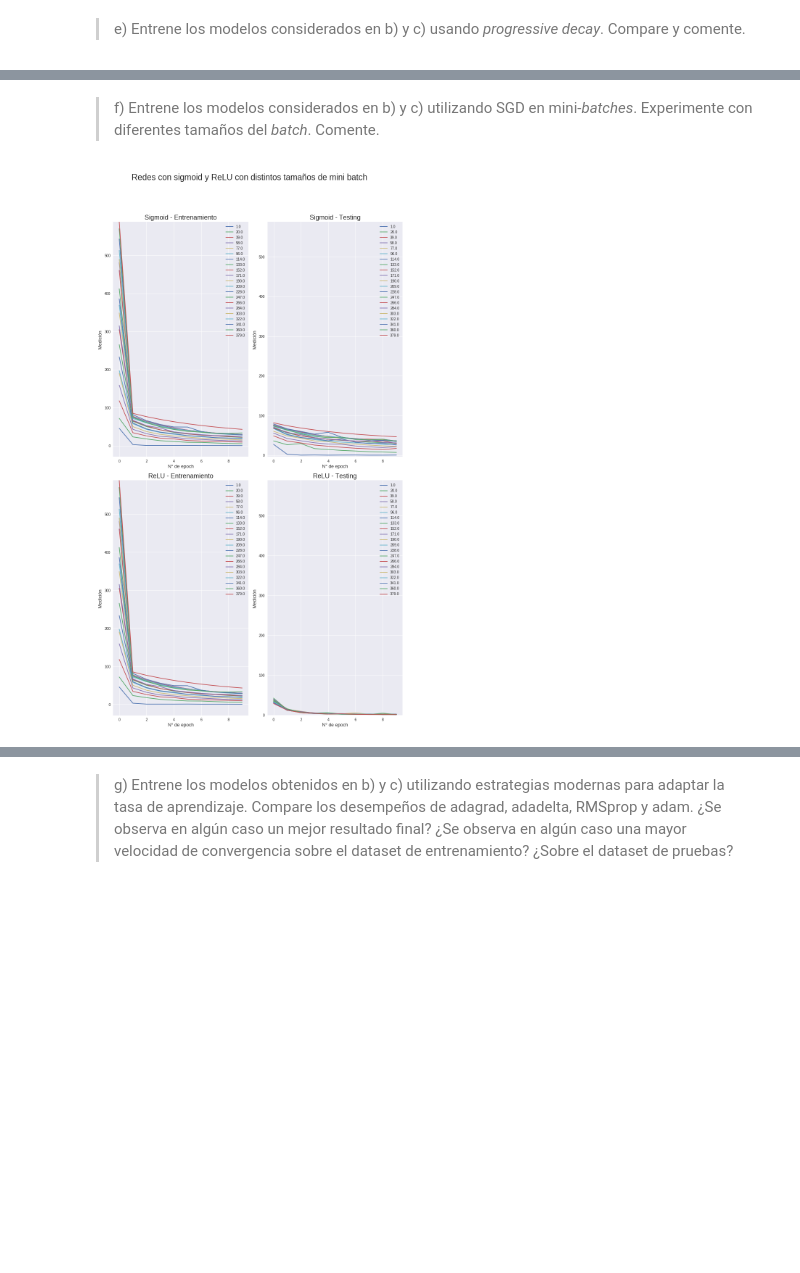
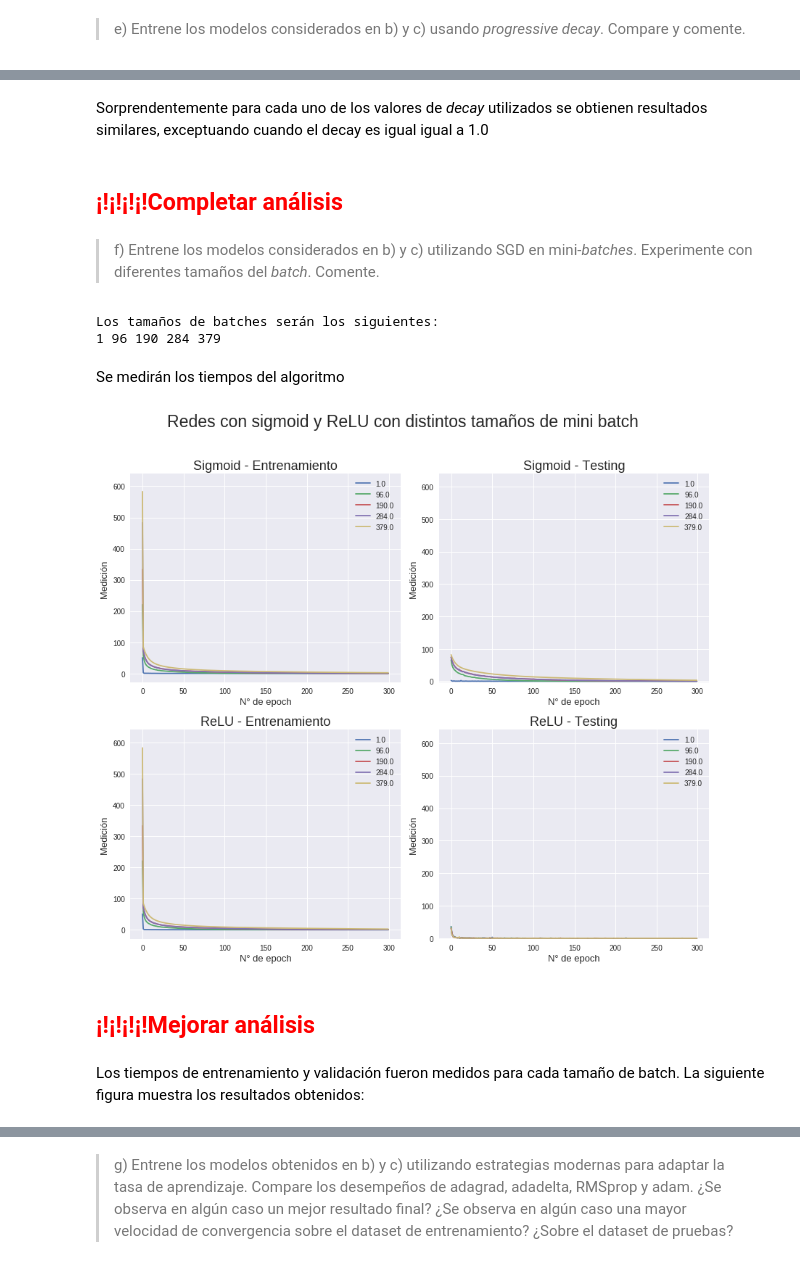
Before and after one commit to nachotp/Tarea1-INF395, a Jupyter notebook: Tarea_1.ipynb, the cells around one changed output, grey strips where cells are left out. Drawn from its saved outputs; the diff is of its cells as text; code cells hidden in the pictures; blank space fills up the shorter version.

```diff
--- a/Tarea_1.ipynb
+++ b/Tarea_1.ipynb
@@ -327,6 +680,6 @@ len(loss_relu_array)
 # %% [markdown]
 > e) Entrene los modelos considerados en b) y c) usando *progressive decay*. Compare y comente.
 # %%
-n_decay = 10
+n_decay = 5
 learn_decay_array = np.logspace(-6,0,n_decay)
 # %% [markdown]
@@ -422,5 +840,17 @@ plt.show()
+# %% [markdown]
+Sorprendentemente para cada uno de los valores de *decay* utilizados se obtienen resultados similares, exceptuando cuando el decay es igual igual a 1.0
+# %% [markdown]
+## <font color='red'> ¡!¡!¡!¡!Completar análisis</font>
 # %% [markdown]
 > f) Entrene los modelos considerados en b) y c) utilizando SGD en mini-*batches*. Experimente con diferentes tamaños del *batch*. Comente.
 # %%
-n_batches = 21
+n_batches = 5
 batch_sizes = np.round(np.linspace(1,X_train_scaled.shape[0],n_batches))
+print("Los tamaños de batches serán los siguientes: ")
+for i in batch_sizes:
+  print(str(int(i)),end = " ")
+# %% [output]
+Los tamaños de batches serán los siguientes:
+1 96 190 284 379
+# %% [markdown]
+Se medirán los tiempos del algoritmo
@@ -428,7 +860,9 @@ batch_sizes = np.round(np.linspace(1,X_train_scaled.shape[0],n_batches))
 #Red sigmoid con distintos tamannos de batch
 
 loss_sigmoid_batch_array = []
+tiempos_sigmoid = []
 for i in batch_sizes:
+  start_time = time.time()
   model = Sequential()
   model.add(Dense(200, input_dim=X_train_scaled.shape[1], kernel_initializer='uniform'))
   model.add(Activation('sigmoid'))
@@ -436,14 +870,16 @@ for i in batch_sizes:
   model.add(Activation('linear'))
   sgd = SGD(lr=0.01)
   model.compile(optimizer=sgd,loss='mean_squared_error')
-  hist_sigmoid_batch = model.fit(X_train_scaled, y_train, epochs=10, verbose=False, validation_data=(X_test_scaled,y_test), batch_size=int(i))
+  hist_sigmoid_batch = model.fit(X_train_scaled, y_train, epochs=300, verbose=False, validation_data=(X_test_scaled,y_test), batch_size=int(i))
   loss_sigmoid_batch_array.append(hist_sigmoid_batch.history['loss'])
   loss_sigmoid_batch_array.append(hist_sigmoid_batch.history['val_loss'])
+  tiempos_sigmoid.append(time.time() - start_time)
 # %%
 #Red ReLU con distintos tamannos de batch
-
 loss_relu_batch_array = []
+tiempos_relu = []
 for i in batch_sizes:
+  start_time = time.time()
   model = Sequential()
   model.add(Dense(200, input_dim=X_train_scaled.shape[1], kernel_initializer='uniform')) #Pesos aportan positiva o negativamente
   model.add(Activation('relu'))
@@ -451,14 +887,15 @@ for i in batch_sizes:
   model.add(Activation('linear'))
   sgd = SGD(lr=0.01) #Aqui se aplica distintos valores para el decaimiento
   model.compile(optimizer=sgd,loss='mean_squared_error')
-  hist_relu_batch = model.fit(X_train_scaled, y_train, epochs=10, verbose=False, validation_data=(X_test_scaled,y_test))
+  hist_relu_batch = model.fit(X_train_scaled, y_train, epochs=300, verbose=False, validation_data=(X_test_scaled,y_test))
   loss_relu_batch_array.append(hist_relu_batch.history['loss'])
   loss_relu_batch_array.append(hist_relu_batch.history['val_loss'])
+  tiempos_relu.append(time.time() - start_time)
 # %%
 x = [max(loss_sigmoid_batch_array),max(loss_relu_batch_array)]
-valor_maximo = max(x)[0]*1.0001
+valor_maximo = max(x)[0]*1.1
 
-plt.figure(1, figsize=(12,20))
+plt.figure(1, figsize=(12,10))
 plt.suptitle("Redes con sigmoid y ReLU con distintos tamaños de mini batch \n", fontsize=23, y=1.07)
 
 plt.subplot(221)
@@ -483,31 +920,35 @@ plt.xlabel('N° de epoch', fontsize=13)
 plt.ylim(ymax=valor_maximo)
 plt.legend()
 
 
 plt.subplot(223)
 plt.title("ReLU - Entrenamiento",fontsize=18)
 contador = 0
 for i in range(0,len(loss_relu_batch_array),2):
   plt.plot(range(len(loss_relu_batch_array[i])), loss_sigmoid_batch_array[i], label=str(round(batch_sizes[contador],2)))
   contador+=1
 plt.ylabel('Medición ', fontsize=13)
 plt.xlabel('N° de epoch', fontsize=13)
 plt.ylim(ymax=valor_maximo)
 plt.legend()
 
 plt.subplot(224)
 plt.title("ReLU - Testing",fontsize=18)
 contador = 0
 for i in range(1,len(loss_relu_batch_array),2):
   plt.plot(range(len(loss_relu_batch_array[i])), loss_relu_batch_array[i], label=str(round(batch_sizes[contador],2)))
   contador+=1
 plt.ylabel('Medición ', fontsize=13)
 plt.xlabel('N° de epoch', fontsize=13)
 plt.ylim(ymax=valor_maximo)
 plt.legend()
 
 
 plt.tight_layout()
 plt.show()
 # %% [output]
-[figure, old version]
+[figure, new version]
+# %% [markdown]
+## <font color='red'> ¡!¡!¡!¡!Mejorar análisis</font>
+# %% [markdown]
+Los tiempos de entrenamiento y validación fueron medidos para cada tamaño de batch. La siguiente figura muestra los resultados obtenidos:
```
Also changed, not shown: parts of 194 cells of this notebook.
